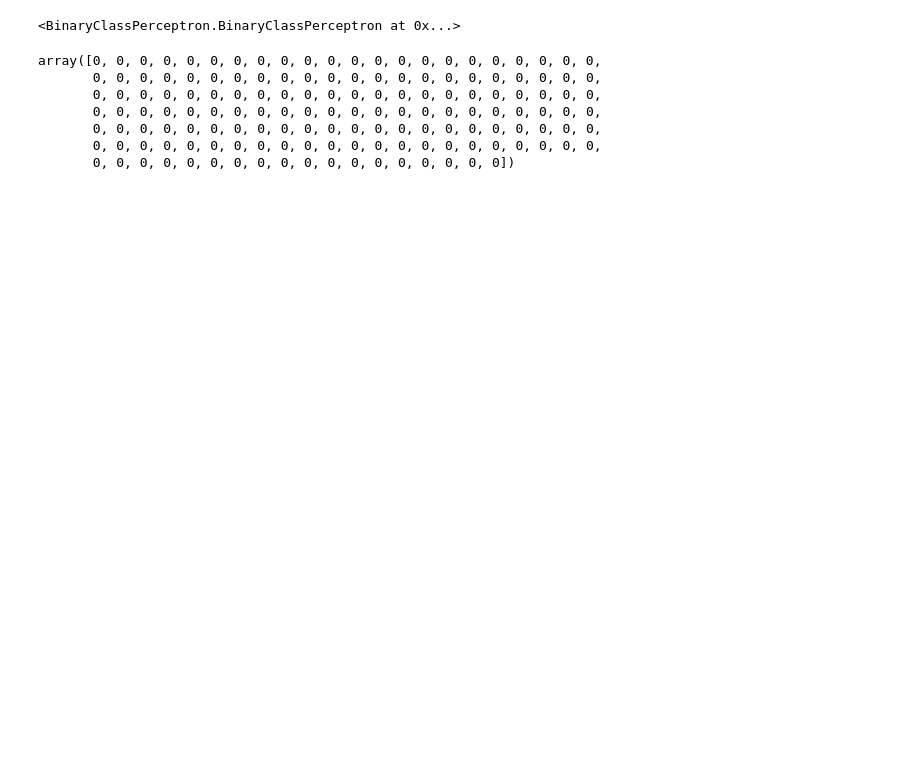
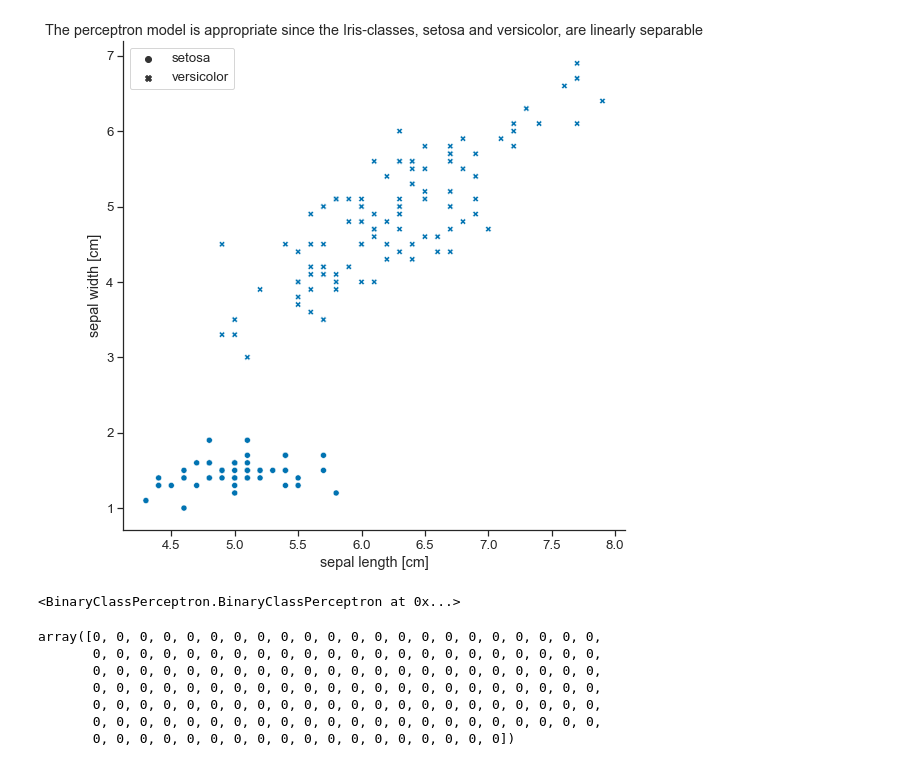
Before and after one commit to MirjamKirchner/python-machine-learning, a Jupyter notebook: ch02/notebooks/learn_binary_class_perceptron.ipynb, the cells around one changed output. Cells and saved outputs as stored; diff of their text form; code cells hidden in the pictures; blank space fills up the shorter version.

Commit message:
Fixed minor issues with BinaryClassPerceptron, added plotting function

```diff
--- a/ch02/notebooks/learn_binary_class_perceptron.ipynb
+++ b/ch02/notebooks/learn_binary_class_perceptron.ipynb
@@ -12,6 +15,10 @@ from BinaryClassPerceptron import *
 # %%
 X = np.load(os.path.join(PATH_TO_DATA, 'training_examples_iris.npy'))
 y = np.load(os.path.join(PATH_TO_DATA, 'training_target_iris.npy'))
+# %%
+plot_training_data(X, y);
+# %% [output]
+[figure, added]
 # %%
 bcp = BinaryClassPerceptron()
 # %%
```
Also changed, not shown: parts of 2 cells of this notebook, 8 other files.
